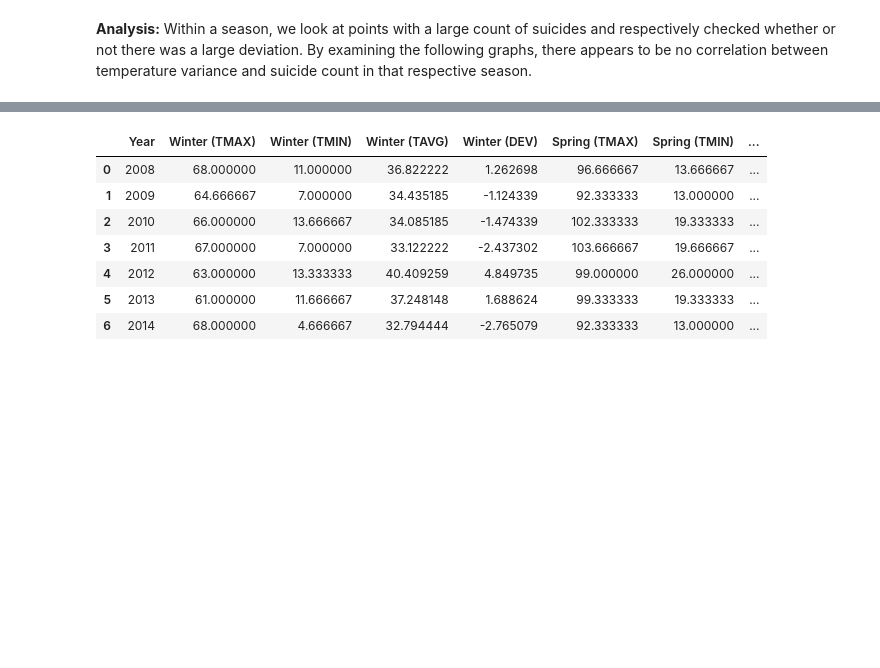
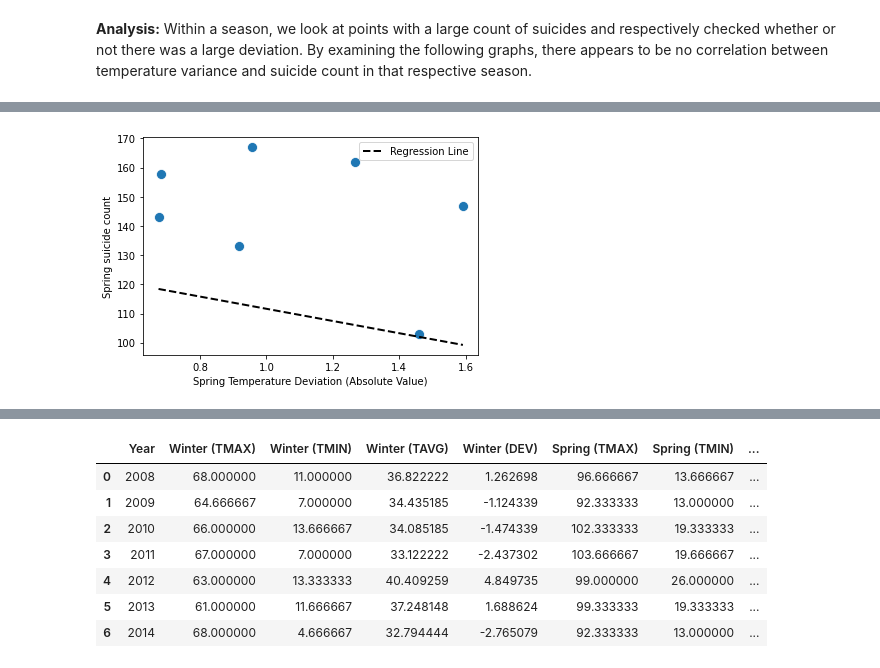
Before and after one commit to kevinlee-2000/Fluctuating-Fahrenheit-Suicide-Risk-, a Jupyter notebook: EDACheckpoint_group021.ipynb, the cells around one changed output, grey strips where cells are left out. Drawn from its saved outputs; the diff is of its cells as text; code cells hidden in the pictures; blank space fills up the shorter version.

```diff
--- a/EDACheckpoint_group021.ipynb
+++ b/EDACheckpoint_group021.ipynb
@@ -335,0 +404,2 @@ sns.lmplot(x='Year', y='Fall count of suicides (Total)', hue='Fall (DEV)', data=
+# %%
+spring_model = model_season("Spring")
@@ -335,0 +525,4 @@ sns.lmplot(x='Year', y='Fall count of suicides (Total)', hue='Fall (DEV)', data=
+# %%
+plot_regression("Spring", spring_model, -20.9309, 132.5682)
+# %% [output]
+[figure, added]
```
Also changed, not shown: parts of 42 cells of this notebook.
